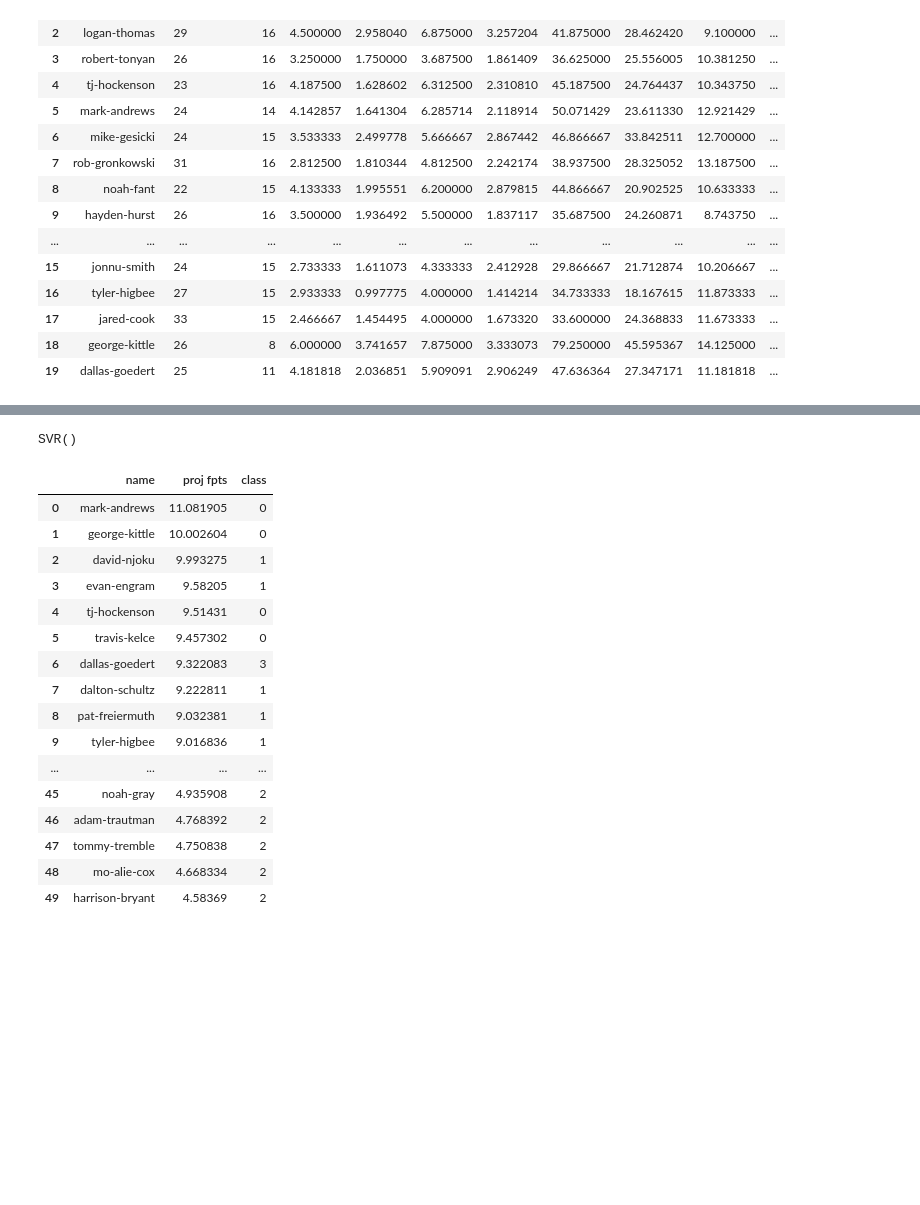
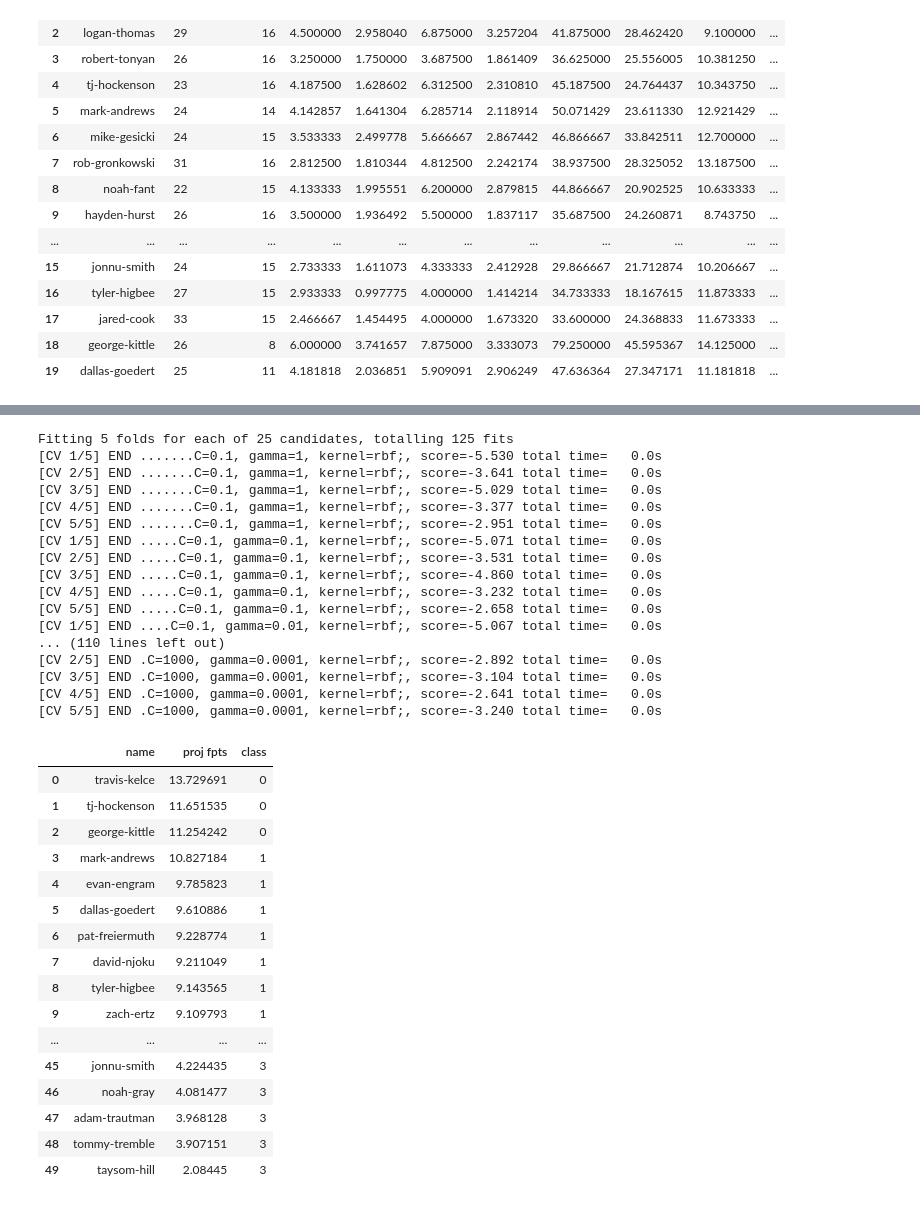
Before and after one commit to xander-abbott/fantasy_scrape, a Jupyter notebook: main_te.ipynb, the cells around one changed output, grey strips where cells are left out. Drawn from its saved outputs; the diff is of its cells as text; code cells hidden in the pictures; blank space fills up the shorter version.

```diff
--- a/main_te.ipynb
+++ b/main_te.ipynb
@@ -388,42 +169,38 @@ dists_prod = dists2021prod.append([dists2020prod], ignore_index=True)
-# %%
-mat = dists_prod.values
-names = mat[:,0]
-mean_fpts = mat[:,-1]
-mat = np.delete(mat, 0, 1)  # delete name column of mat
-mat = np.delete(mat, -1, 1)  # delete name column of mat
-# Using sklearn
-svr = SVR(kernel='rbf')
-mat = scale(mat)
-svr.fit(mat, mean_fpts)
-# %% [output]
-SVR()
-# %%
-mat_test = dists2022.values
-names2022 = mat_test[:,0]
-mat_test = np.delete(mat_test, 0, 1)  # delete name column of mat
-mat_test = scale(mat_test)
-fpts_pred = svr.predict(mat_test)
-results = pd.DataFrame([names2022,fpts_pred], index=["name", "proj fpts"]).T
-classes = dists2022[['name', 'class']]
-results = pd.merge(results, classes, how='inner', on=['name'])
-results = results.sort_values('proj fpts', ascending=False)
-results = results.reset_index(drop=True)
-results.head(50)
-# %% [output]
-|  | name | proj fpts | class |
-| 0 | mark-andrews | 11.081905 | 0 |
-| 1 | george-kittle | 10.002604 | 0 |
-| 2 | david-njoku | 9.993275 | 1 |
-| 3 | evan-engram | 9.58205 | 1 |
-| 4 | tj-hockenson | 9.51431 | 0 |
-| 5 | travis-kelce | 9.457302 | 0 |
-| 6 | dallas-goedert | 9.322083 | 3 |
-| 7 | dalton-schultz | 9.222811 | 1 |
-| 8 | pat-freiermuth | 9.032381 | 1 |
-| 9 | tyler-higbee | 9.016836 | 1 |
-| ... | ... | ... | ... |
-| 45 | noah-gray | 4.935908 | 2 |
-| 46 | adam-trautman | 4.768392 | 2 |
-| 47 | tommy-tremble | 4.750838 | 2 |
-| 48 | mo-alie-cox | 4.668334 | 2 |
-| 49 | harrison-bryant | 4.58369 | 2 |
+# %%
+res = model_2023('te', 'PPR', dists2020, dists2021, dists2022)
+res.head(50)
+# %% [output]
+Fitting 5 folds for each of 25 candidates, totalling 125 fits
+[CV 1/5] END .......C=0.1, gamma=1, kernel=rbf;, score=-5.530 total time=   0.0s
+[CV 2/5] END .......C=0.1, gamma=1, kernel=rbf;, score=-3.641 total time=   0.0s
+[CV 3/5] END .......C=0.1, gamma=1, kernel=rbf;, score=-5.029 total time=   0.0s
+[CV 4/5] END .......C=0.1, gamma=1, kernel=rbf;, score=-3.377 total time=   0.0s
+[CV 5/5] END .......C=0.1, gamma=1, kernel=rbf;, score=-2.951 total time=   0.0s
+[CV 1/5] END .....C=0.1, gamma=0.1, kernel=rbf;, score=-5.071 total time=   0.0s
+[CV 2/5] END .....C=0.1, gamma=0.1, kernel=rbf;, score=-3.531 total time=   0.0s
+[CV 3/5] END .....C=0.1, gamma=0.1, kernel=rbf;, score=-4.860 total time=   0.0s
+[CV 4/5] END .....C=0.1, gamma=0.1, kernel=rbf;, score=-3.232 total time=   0.0s
+[CV 5/5] END .....C=0.1, gamma=0.1, kernel=rbf;, score=-2.658 total time=   0.0s
+[CV 1/5] END ....C=0.1, gamma=0.01, kernel=rbf;, score=-5.067 total time=   0.0s
+... (110 lines left out)
+[CV 2/5] END .C=1000, gamma=0.0001, kernel=rbf;, score=-2.892 total time=   0.0s
+[CV 3/5] END .C=1000, gamma=0.0001, kernel=rbf;, score=-3.104 total time=   0.0s
+[CV 4/5] END .C=1000, gamma=0.0001, kernel=rbf;, score=-2.641 total time=   0.0s
+[CV 5/5] END .C=1000, gamma=0.0001, kernel=rbf;, score=-3.240 total time=   0.0s
+|  | name | proj fpts | class |
+| 0 | travis-kelce | 13.729691 | 0 |
+| 1 | tj-hockenson | 11.651535 | 0 |
+| 2 | george-kittle | 11.254242 | 0 |
+| 3 | mark-andrews | 10.827184 | 1 |
+| 4 | evan-engram | 9.785823 | 1 |
+| 5 | dallas-goedert | 9.610886 | 1 |
+| 6 | pat-freiermuth | 9.228774 | 1 |
+| 7 | david-njoku | 9.211049 | 1 |
+| 8 | tyler-higbee | 9.143565 | 1 |
+| 9 | zach-ertz | 9.109793 | 1 |
+| ... | ... | ... | ... |
+| 45 | jonnu-smith | 4.224435 | 3 |
+| 46 | noah-gray | 4.081477 | 3 |
+| 47 | adam-trautman | 3.968128 | 3 |
+| 48 | tommy-tremble | 3.907151 | 3 |
+| 49 | taysom-hill | 2.08445 | 3 |
```
Also changed, not shown: parts of 21 cells of this notebook, 3 other files.
